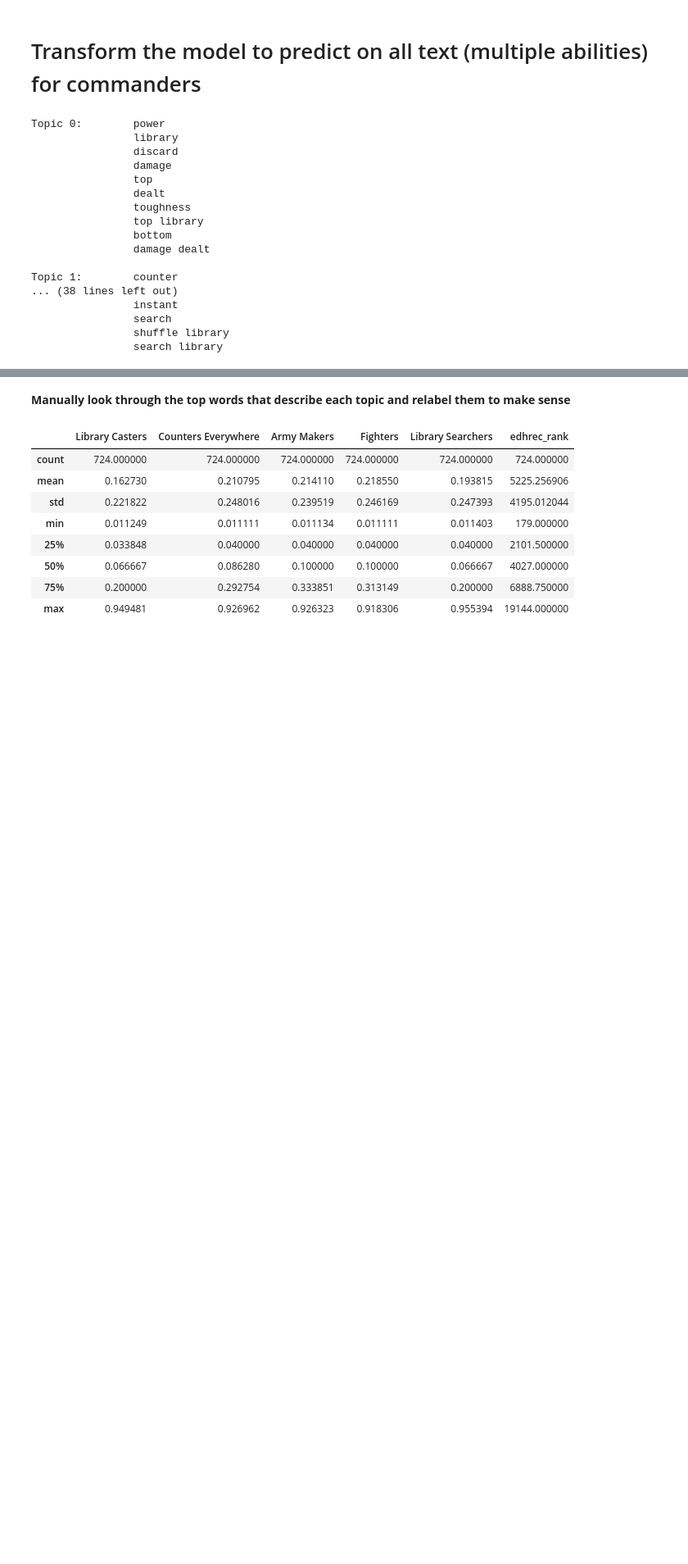
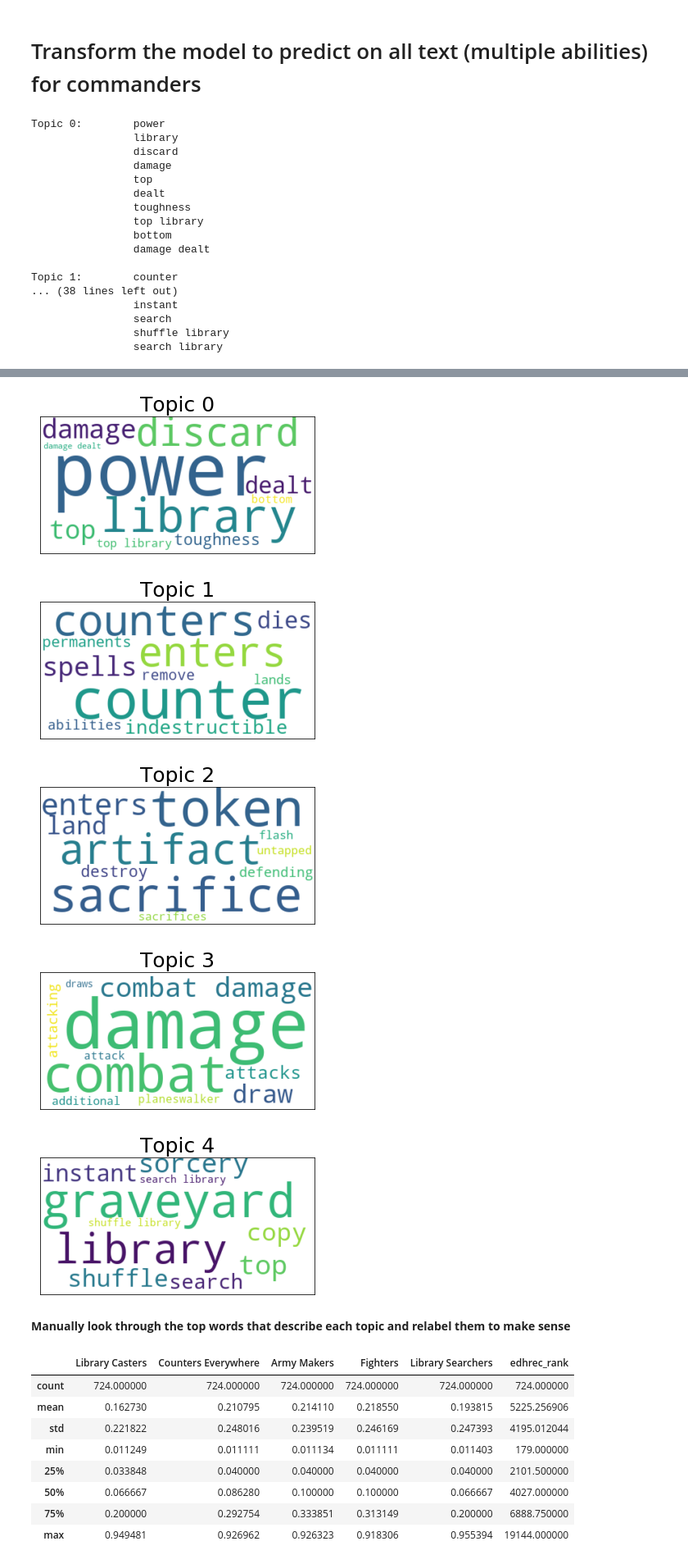
Before and after one commit to Yee-Brian21/Commander-Deck-Builder, a Jupyter notebook: Commander-Recommendation-Count-Vectorizer.ipynb, the cells around one changed output, grey strips where cells are left out. Shown at 82% size. Drawn from its saved outputs; the diff is of its cells as text; code cells hidden in the pictures; blank space fills up the shorter version.

Commit message:
generated word clouds for topics

```diff
--- a/Commander-Recommendation-Count-Vectorizer.ipynb
+++ b/Commander-Recommendation-Count-Vectorizer.ipynb
@@ -160,7 +161,7 @@ joblib.dump(lda,'lda-count.pkl')
 def display_topics(model, feature_names, no_top_words):
     topics = []
     for topic_idx, topic in enumerate(model.components_):
-        topics.append({topic_idx:[feature_names[i] for i in topic.argsort()[:-no_top_words-1:-1]]})
+        topics.append({topic_idx:[{feature_names[i]:topic[i]} for i in topic.argsort()[:-no_top_words-1:-1]]})
         print ("Topic %d:" % (topic_idx),end='\t')
         print ("\n\t\t".join([feature_names[i]
                         for i in topic.argsort()[:-no_top_words - 1:-1]]),end='\n\n')
@@ -188,3 +204,25 @@ Topic 1:        counter
+# %%
+def plot_wcs(topic_words):
+    c = 0
+    for topic in topic_words:
+        merged = {}
+        for d in list(topic.values())[0]:
+            merged.update(d)
+        wc = WordCloud(background_color='white').generate_from_frequencies(merged)
+        plt.title(f'Topic {c}',size=25)
+        plt.imshow(wc,interpolation='bilinear')
+        plt.xticks([])
+        plt.yticks([])
+        plt.show()
+        c += 1
+# %%
+plot_wcs(topic_words)
+# %% [output]
+[figure, added]
+[figure, added]
+[figure, added]
+[figure, added]
+[figure, added]
 # %% [markdown]
 **Manually look through the top words that describe each topic and relabel them to make sense**
 # %%
```
Also changed, not shown: parts of 4 cells of this notebook, 1 other file.
